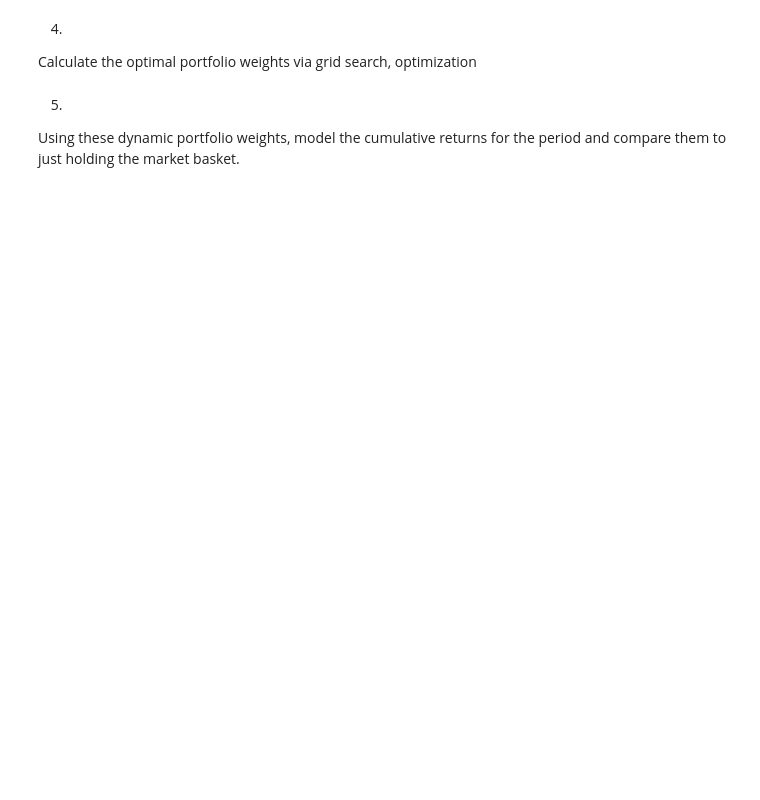
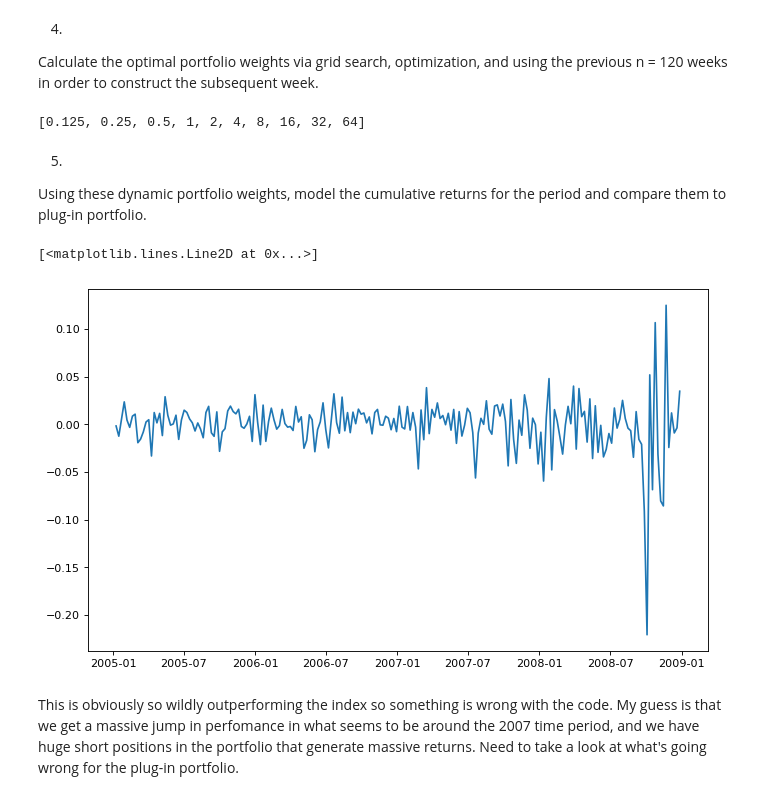
Before and after one commit to quinn-holl/FinancialStatistics, a Jupyter notebook: Team Project/Team_Project.ipynb, the cells around one changed output. Cells and saved outputs as stored; diff of their text form; code cells hidden in the pictures; blank space fills up the shorter version.

```diff
--- a/Team Project/Team_Project.ipynb
+++ b/Team Project/Team_Project.ipynb
@@ -43,0 +144,12 @@ Conduct the NPEB analysis on the individual returns in order to generate the ret
+# %%
+#Assume the following are inside the for loop where we were filling in mu and res
+def s(params, data):
+    ret = params[0] + params[1]*data[0]**2 + params[2]*data[1]**2
+    return ret
+
+sample_cov = np.cov(res[0])
+for i in range(0, numAssets):
+    for j in range(0, numAssets):
+
+        V_n[i,j] = np.sqrt(s(iVol[i].params, dataI))*np.sqrt(s(iVol[j].params, dataJ))*sample_cov[i,j]
+        V_n[i,j] += mu[i,i]*mu[i,j]
@@ -47,6 +161,29 @@ Calculate the Expected Shortfall (cVARa) estimates for the data at each time poi
 # %% [markdown]
 4.
-Calculate the optimal portfolio weights via grid search, optimization
+Calculate the optimal portfolio weights via grid search, optimization, and using the previous n = 120 weeks in order to construct the subsequent week.
+# %%
+risk_lambda = [2**i for i in range(-3,7)]
+print(risk_lambda)
+# %% [output]
+[0.125, 0.25, 0.5, 1, 2, 4, 8, 16, 32, 64]
 # %% [markdown]
 5.
-Using these dynamic portfolio weights, model the cumulative returns for the period and compare them to just holding the market basket.
+Using these dynamic portfolio weights, model the cumulative returns for the period and compare them to plug-in portfolio.
+# %%
+#Lets first find the plug-in returns using the same idea with a sliding window
+
+def optimalWeight(retMean, retCov, targetReturn, riskFree):
+    inverseCov = np.linalg.inv(retCov)
+    riskAdjMean = np.subtract(retMean, riskFree)
+    one = np.ones((len(retMean),1))
+
+    A = np.ndarray.item(np.transpose(riskAdjMean)@inverseCov@one)
+    B = np.ndarray.item(np.transpose(riskAdjMean)@inverseCov@riskAdjMean)
+    C = np.transpose(one)@inverseCov@one
+    D = B*C - A**2
+
+    numerator = B*inverseCov@one - A*inverseCov@riskAdjMean
+    numerator += targetReturn*(C*inverseCov@riskAdjMean - A*inverseCov@one)
+    optimalWeights = numerator * (1/D)
+
+    return optimalWeights
@@ -52,0 +231,17 @@ Using these dynamic portfolio weights, model the cumulative returns for the peri
+# %%
+plt.figure(figsize=(10,6), dpi = 80)
+
+cumulative = []
+cumsum = 0
+for i in plugInReturn:
+    cumsum += i
+    cumulative.append(cumsum)
+
+#plt.plot(plugInReturn)
+#plt.plot(cumulative)
+plt.plot(logRet['SPY'])
+# %% [output]
+[<matplotlib.lines.Line2D at 0x...>]
+[figure, added]
+# %% [markdown]
+This is obviously so wildly outperforming the index so something is wrong with the code. My guess is that we get a massive jump in perfomance in what seems to be around the 2007 time period, and we have huge short positions in the portfolio that generate massive returns. Need to take a look at what's going wrong for the plug-in portfolio.
```
Also changed, not shown: parts of 15 cells of this notebook.
